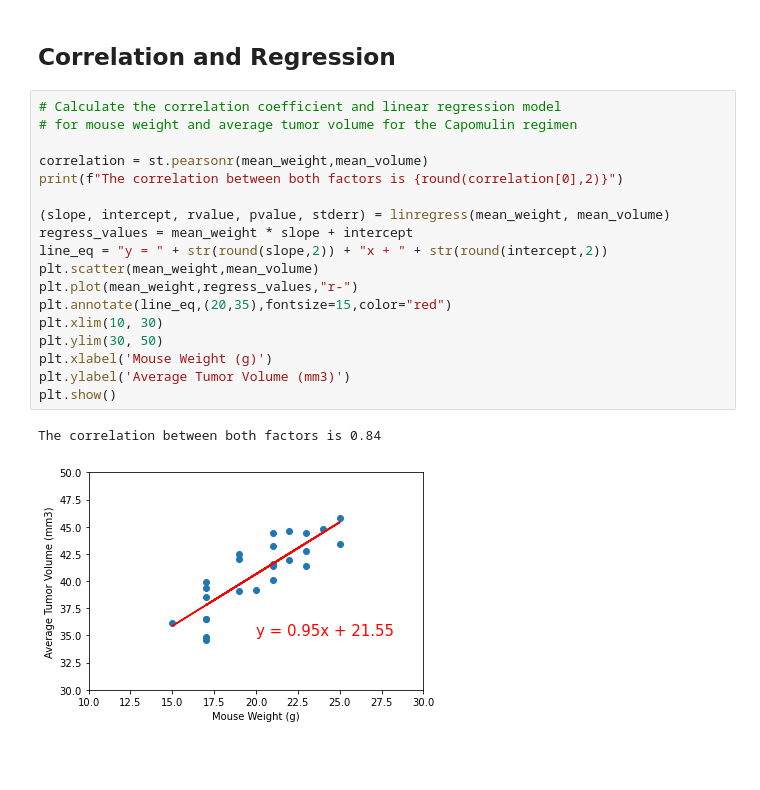
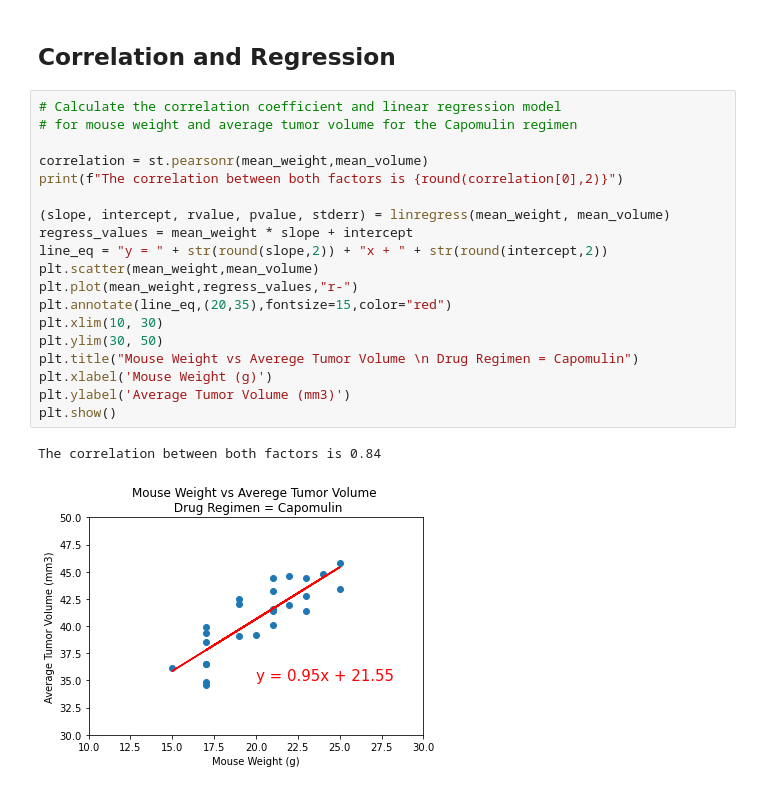
Before and after one commit to fsacamador73/matplotlib-challange, a Jupyter notebook: pymaceuticals_starter.ipynb, the cells around one changed output. Saved outputs shown, nothing was run; the diff lists cells and outputs as text; blank space fills up the shorter version.

```diff
--- a/pymaceuticals_starter.ipynb
+++ b/pymaceuticals_starter.ipynb
@@ -570,21 +570,22 @@ plt.show
 # %%
 # Calculate the correlation coefficient and linear regression model
 # for mouse weight and average tumor volume for the Capomulin regimen
 
 correlation = st.pearsonr(mean_weight,mean_volume)
 print(f"The correlation between both factors is {round(correlation[0],2)}")
 
 (slope, intercept, rvalue, pvalue, stderr) = linregress(mean_weight, mean_volume)
 regress_values = mean_weight * slope + intercept
 line_eq = "y = " + str(round(slope,2)) + "x + " + str(round(intercept,2))
 plt.scatter(mean_weight,mean_volume)
 plt.plot(mean_weight,regress_values,"r-")
 plt.annotate(line_eq,(20,35),fontsize=15,color="red")
 plt.xlim(10, 30)
 plt.ylim(30, 50)
+plt.title("Mouse Weight vs Averege Tumor Volume \n Drug Regimen = Capomulin")
 plt.xlabel('Mouse Weight (g)')
 plt.ylabel('Average Tumor Volume (mm3)')
 plt.show()
 # %% [output]
 The correlation between both factors is 0.84
-[figure, old version]
+[figure, new version]
```
Also changed, not shown: 1 other file.
